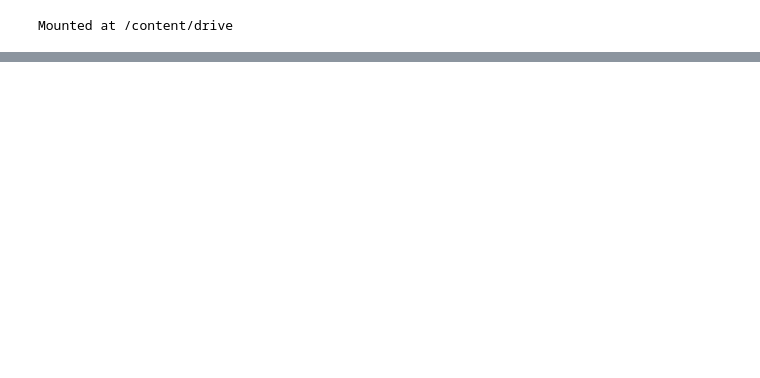
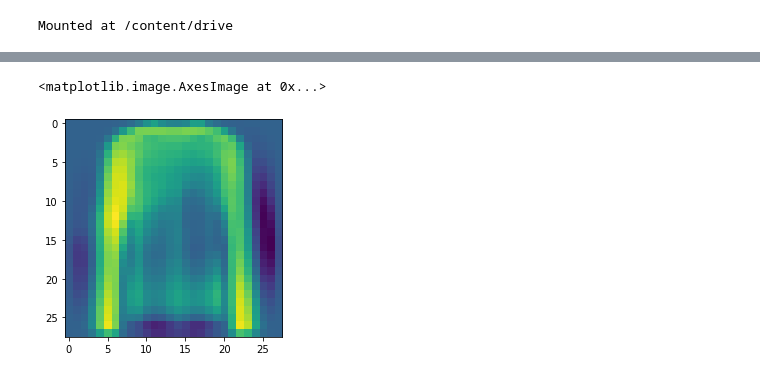
Before and after one commit to ykamen/CS4342, a Jupyter notebook: CS4342_HW3.ipynb, the cells around one changed output, grey strips where cells are left out. Drawn from its saved outputs; the diff is of its cells as text; code cells hidden in the pictures; blank space fills up the shorter version.

```diff
--- a/CS4342_HW3.ipynb
+++ b/CS4342_HW3.ipynb
@@ -60,0 +106,5 @@ ValueError: ignored
+# %%
+plotw(w[:,2])
+# %% [output]
+<matplotlib.image.AxesImage at 0x...>
+[figure, added]
```
Also changed, not shown: parts of 12 cells of this notebook.
